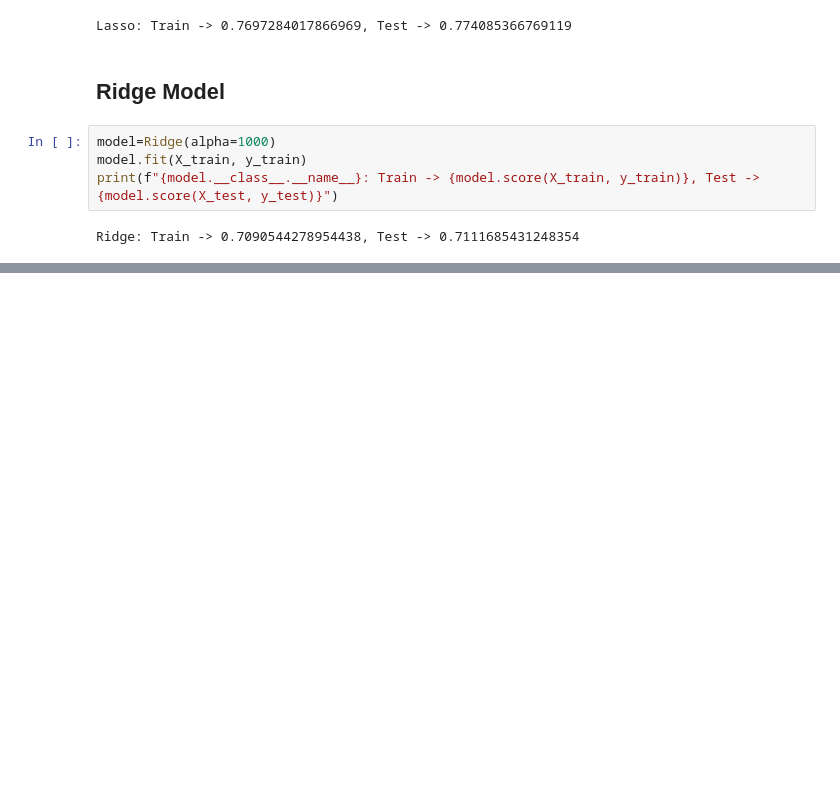
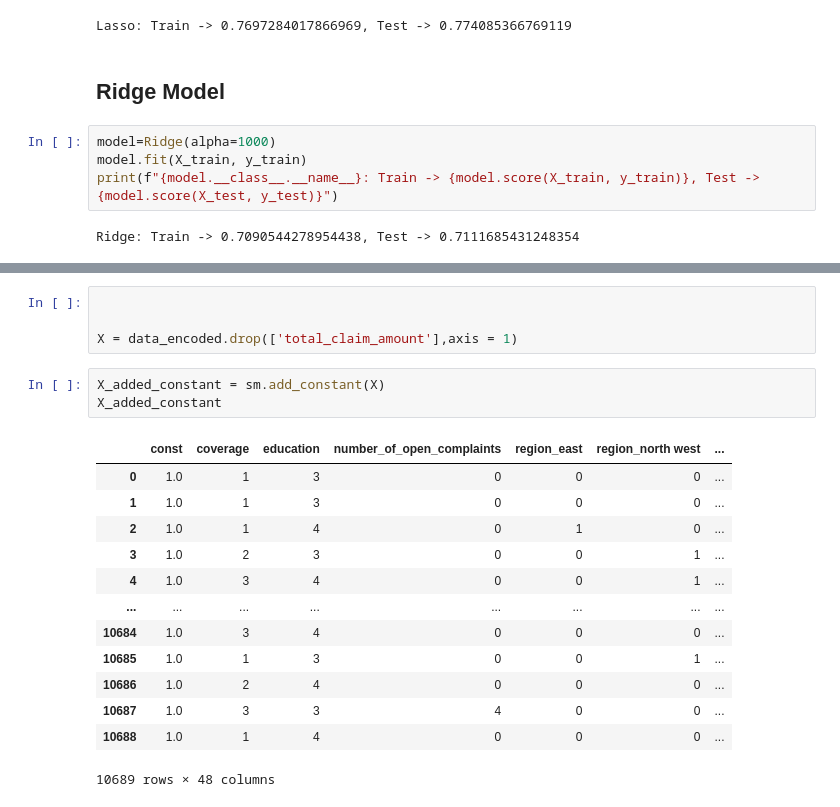
Before and after one commit to Aykut-Avci/exercises, a Jupyter notebook: Model_comparison.ipynb, the cells around one changed output, grey strips where cells are left out. Cells and saved outputs as stored; diff of their text form; blank space fills up the shorter version.

```diff
--- a/Model_comparison.ipynb
+++ b/Model_comparison.ipynb
@@ -160,0 +292,21 @@ Ridge: Train -> 0.7090544278954438, Test -> 0.7111685431248354
+# %%
+
+
+X = data_encoded.drop(['total_claim_amount'],axis = 1)
+# %%
+X_added_constant = sm.add_constant(X)
+X_added_constant
+# %% [output]
+|  | const | coverage | education | number_of_open_complaints | region_east | region_north west | ... |
+| 0 | 1.0 | 1 | 3 | 0 | 0 | 0 | ... |
+| 1 | 1.0 | 1 | 3 | 0 | 0 | 0 | ... |
+| 2 | 1.0 | 1 | 4 | 0 | 1 | 0 | ... |
+| 3 | 1.0 | 2 | 3 | 0 | 0 | 1 | ... |
+| 4 | 1.0 | 3 | 4 | 0 | 0 | 1 | ... |
+| ... | ... | ... | ... | ... | ... | ... | ... |
+| 10684 | 1.0 | 3 | 4 | 0 | 0 | 0 | ... |
+| 10685 | 1.0 | 1 | 3 | 0 | 0 | 1 | ... |
+| 10686 | 1.0 | 2 | 4 | 0 | 0 | 0 | ... |
+| 10687 | 1.0 | 3 | 3 | 4 | 0 | 0 | ... |
+| 10688 | 1.0 | 1 | 4 | 0 | 0 | 0 | ... |
+10689 rows × 48 columns
```
Also changed, not shown: parts of 12 cells of this notebook.
